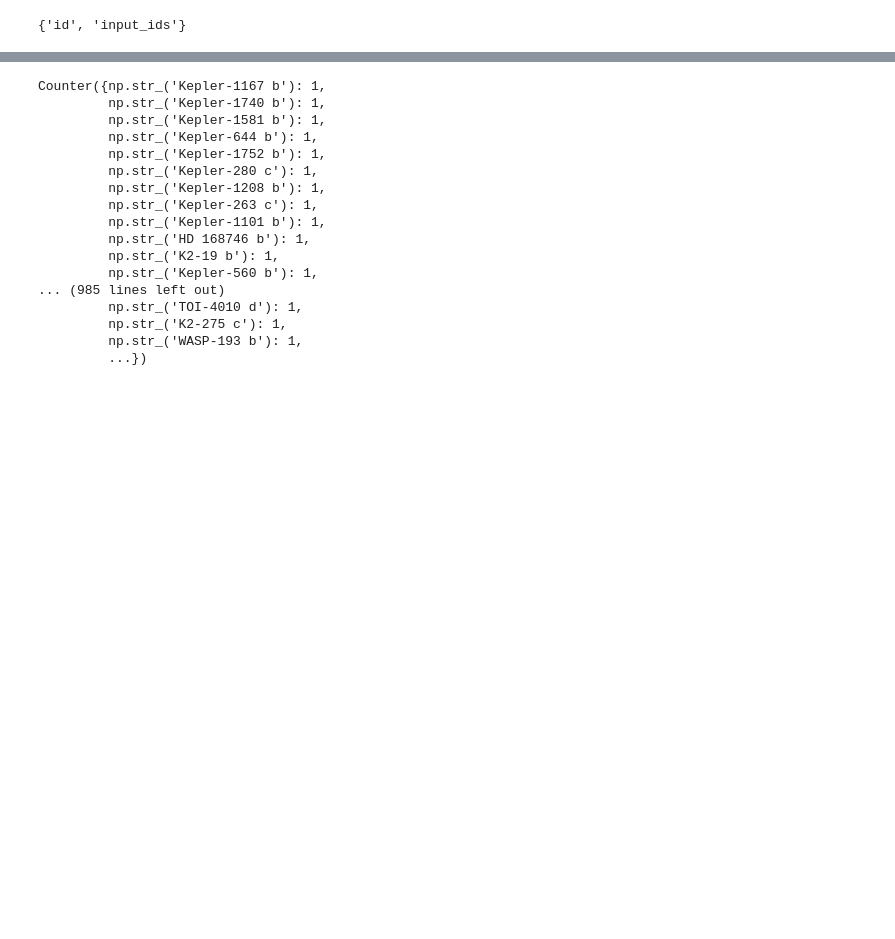
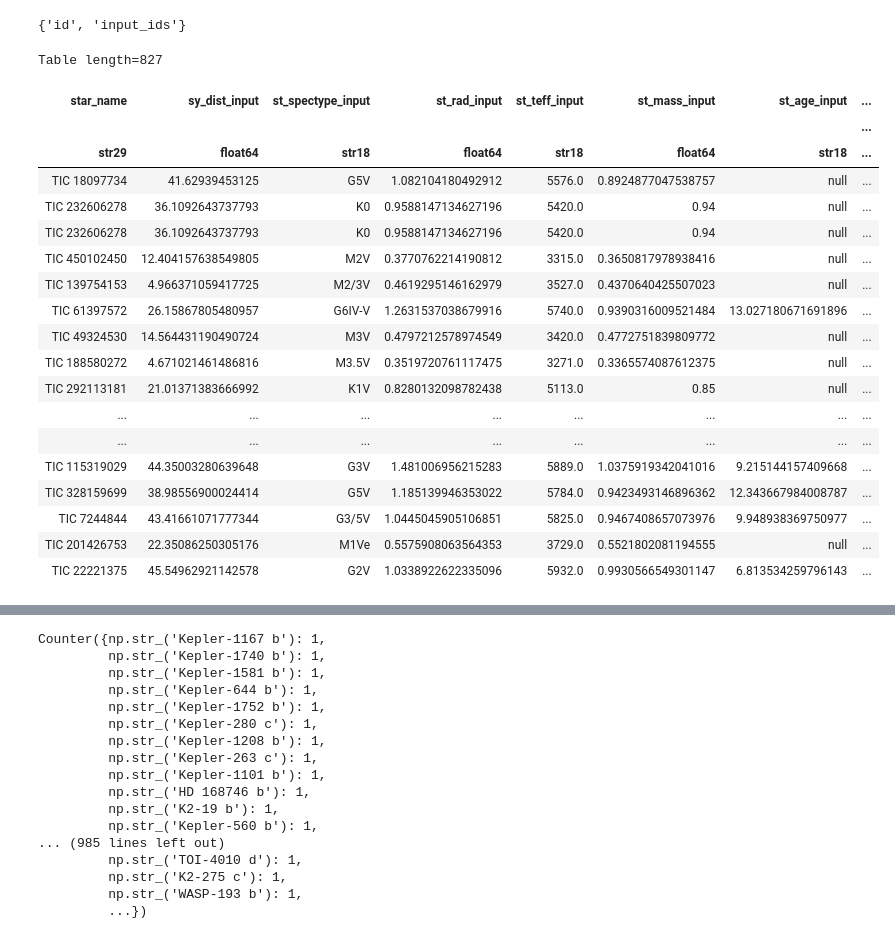
Before and after one commit to JoshuaDreier/ExoplanetCrossmatcher, a Jupyter notebook: class_testing_sandbox.ipynb, the cells around one changed output, grey strips where cells are left out. Saved outputs shown, nothing was run; the diff lists cells and outputs as text; code cells hidden in the pictures; blank space fills up the shorter version.

```diff
--- a/class_testing_sandbox.ipynb
+++ b/class_testing_sandbox.ipynb
@@ -99,4 +39,27 @@ set(cm.coordinate_crossmatch(input)[0].keys()) - set(cm.id_crossmatch(input).key
 set(cm.id_crossmatch(input).keys()) - set(cm.coordinate_crossmatch(input)[0].keys())
 # %% [output]
 {'id', 'input_ids'}
+# %%
+cm.combined_crossmatch(input)
+# %% [output]
+Table length=827
+| star_name | sy_dist_input | st_spectype_input | st_rad_input | st_teff_input | st_mass_input | st_age_input | ... |
+|  |  |  |  |  |  |  | ... |
+| str29 | float64 | str18 | float64 | str18 | float64 | str18 | ... |
+| TIC 18097734 | 41.62939453125 | G5V | 1.082104180492912 | 5576.0 | 0.8924877047538757 | null | ... |
+| TIC 232606278 | 36.1092643737793 | K0 | 0.9588147134627196 | 5420.0 | 0.94 | null | ... |
+| TIC 232606278 | 36.1092643737793 | K0 | 0.9588147134627196 | 5420.0 | 0.94 | null | ... |
+| TIC 450102450 | 12.404157638549805 | M2V | 0.3770762214190812 | 3315.0 | 0.3650817978938416 | null | ... |
+| TIC 139754153 | 4.966371059417725 | M2/3V | 0.4619295146162979 | 3527.0 | 0.4370640425507023 | null | ... |
+| TIC 61397572 | 26.15867805480957 | G6IV-V | 1.2631537038679916 | 5740.0 | 0.9390316009521484 | 13.027180671691896 | ... |
+| TIC 49324530 | 14.564431190490724 | M3V | 0.4797212578974549 | 3420.0 | 0.4772751839809772 | null | ... |
+| TIC 188580272 | 4.671021461486816 | M3.5V | 0.3519720761117475 | 3271.0 | 0.3365574087612375 | null | ... |
+| TIC 292113181 | 21.01371383666992 | K1V | 0.8280132098782438 | 5113.0 | 0.85 | null | ... |
+| ... | ... | ... | ... | ... | ... | ... | ... |
+| ... | ... | ... | ... | ... | ... | ... | ... |
+| TIC 115319029 | 44.35003280639648 | G3V | 1.481006956215283 | 5889.0 | 1.0375919342041016 | 9.215144157409668 | ... |
+| TIC 328159699 | 38.98556900024414 | G5V | 1.185139946353022 | 5784.0 | 0.9423493146896362 | 12.343667984008787 | ... |
+| TIC 7244844 | 43.41661071777344 | G3/5V | 1.0445045905106851 | 5825.0 | 0.9467408657073976 | 9.948938369750977 | ... |
+| TIC 201426753 | 22.35086250305176 | M1Ve | 0.5575908063564353 | 3729.0 | 0.5521802081194555 | null | ... |
+| TIC 22221375 | 45.54962921142578 | G2V | 1.0338922622335096 | 5932.0 | 0.9930566549301147 | 6.813534259796143 | ... |
 # %%
```
Also changed, not shown: parts of 11 cells of this notebook, 2 other files.
